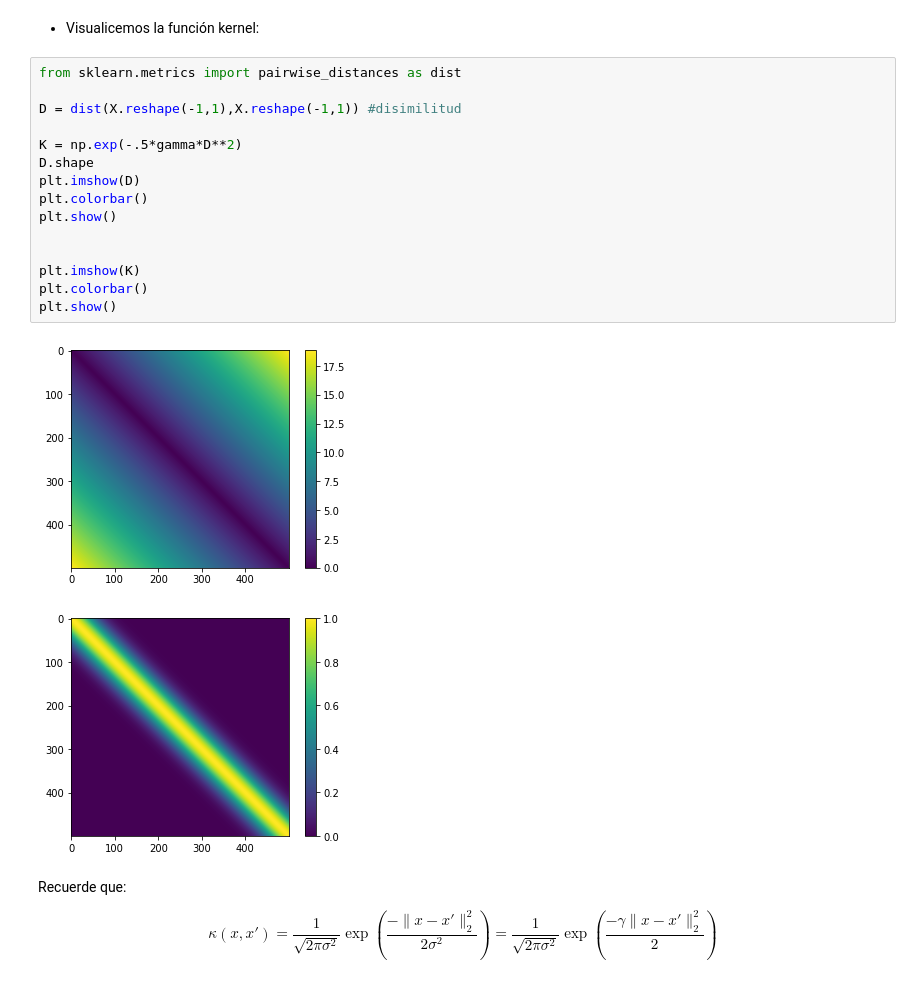
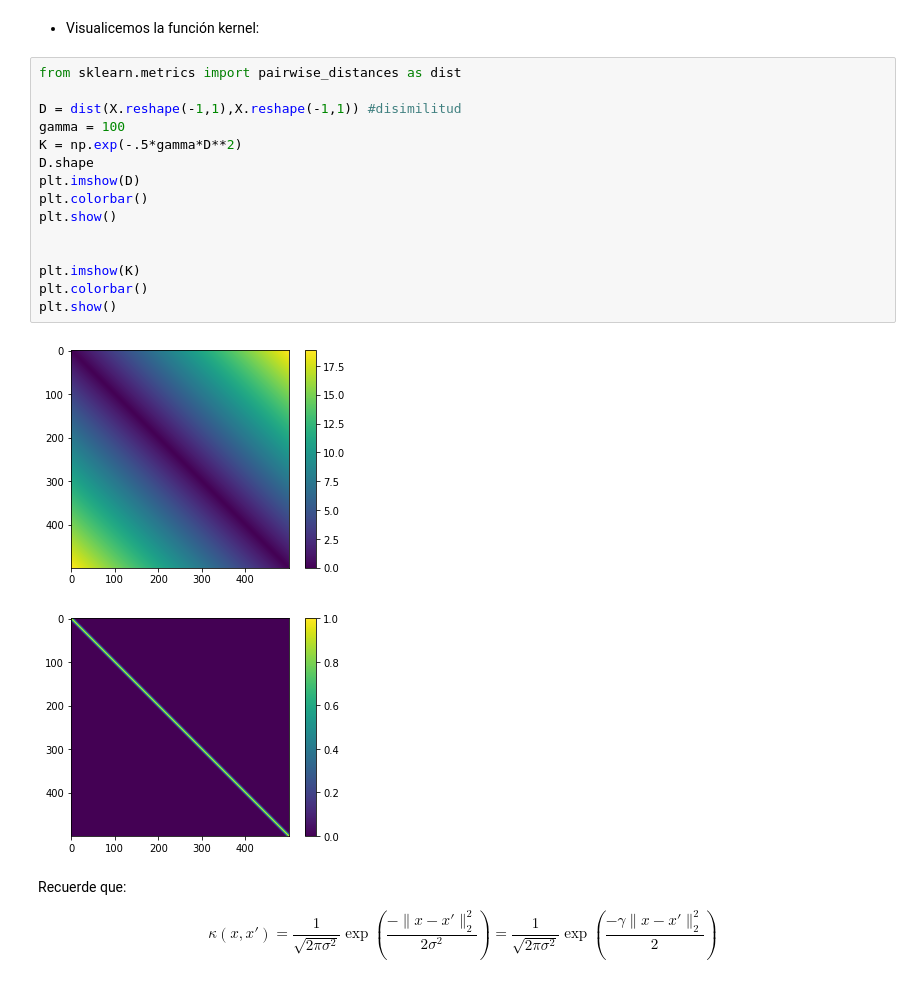
Before and after one commit to amalvarezme/AnaliticaDatos, a Jupyter notebook: 2_Regresion/2_ModeloNolineal_EjSinc.ipynb, the cells around one changed output. Drawn from its saved outputs; the diff is of its cells as text.

```diff
--- a/2_Regresion/2_ModeloNolineal_EjSinc.ipynb
+++ b/2_Regresion/2_ModeloNolineal_EjSinc.ipynb
@@ -171,21 +180,21 @@ plt.show()
 # %%
 from sklearn.metrics import pairwise_distances as dist
 
 D = dist(X.reshape(-1,1),X.reshape(-1,1)) #disimilitud
-
+gamma = 100
 K = np.exp(-.5*gamma*D**2)
 D.shape
 plt.imshow(D)
 plt.colorbar()
 plt.show()
 
 
 plt.imshow(K)
 plt.colorbar()
 plt.show()
 # %% [output]
 [figure]
-[figure, old version]
+[figure, new version]
 # %% [markdown]
 Recuerde que:
 
```
Also changed, not shown: parts of 11 cells of this notebook.
